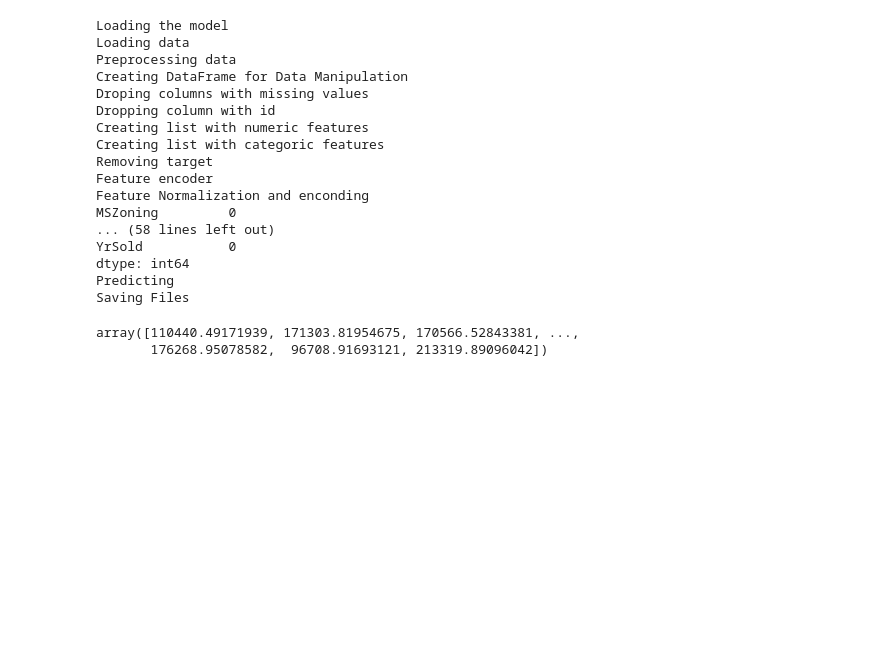
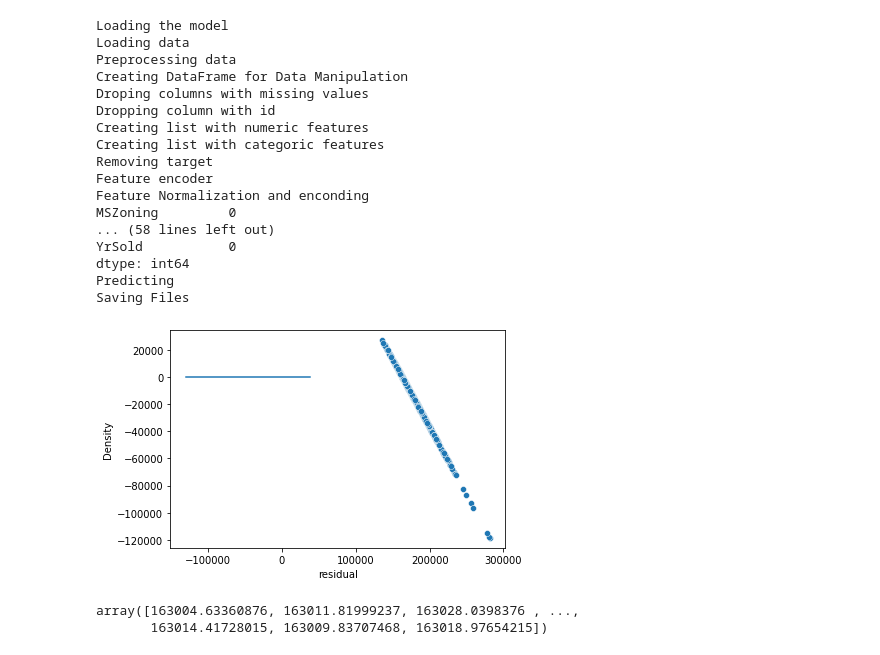
Before and after one commit to cbvreis/acelera-dev, a Jupyter notebook: CURSO/SEMANA 07/src/tests_classess.ipynb, the cells around one changed output. Drawn from its saved outputs; the diff is of its cells as text; code cells hidden in the pictures; blank space fills up the shorter version.

```diff
--- a/CURSO/SEMANA 07/src/tests_classess.ipynb
+++ b/CURSO/SEMANA 07/src/tests_classess.ipynb
@@ -58,5 +58,5 @@ Training model
 # %%
-pred = ModelInferece().predict()
+y_pred, y_true = ModelInferece().predict()
 # %% [output]
 Loading the model
 Loading data
@@ -75,8 +75,12 @@ YrSold           0
 dtype: int64
 Predicting
 Saving Files
-# %%
-pred
-# %% [output]
-array([110440.49171939, 171303.81954675, 170566.52843381, ...,
-       176268.95078582,  96708.91693121, 213319.89096042])
+# %%
+Visualization().regression_viz(y_true['SalePrice'], y_pred, 'saida')
+# %% [output]
+[figure, added]
+# %%
+y_pred
+# %% [output]
+array([163004.63360876, 163011.81999237, 163028.0398376 , ...,
+       163014.41728015, 163009.83707468, 163018.97654215])
```
Also changed, not shown: parts of 4 cells of this notebook, 4 other files.
